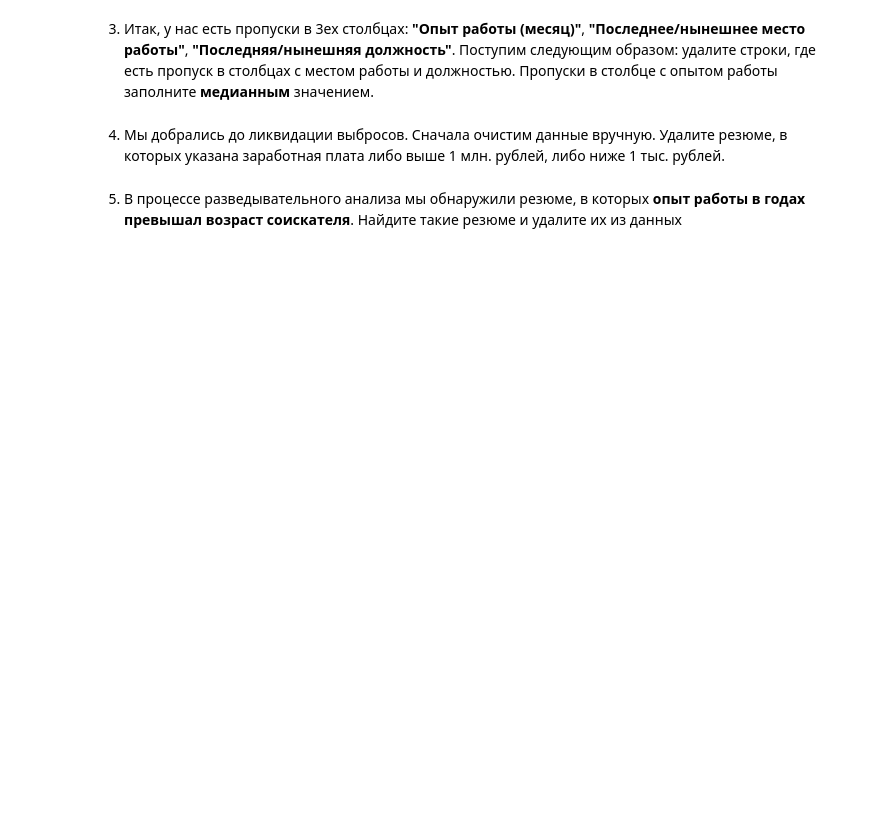
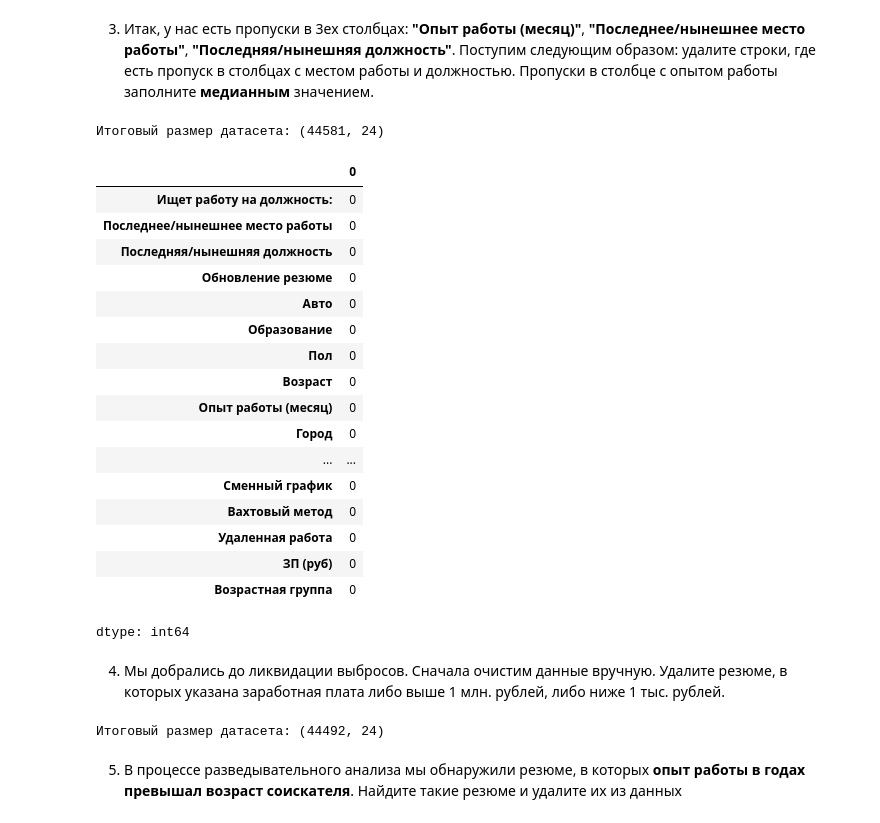
Before and after one commit to rostovcevartem209/hh_database, a Jupyter notebook: hh_database_project.ipynb, the cells around one changed output. Saved outputs shown, nothing was run; the diff lists cells and outputs as text; code cells hidden in the pictures; blank space fills up the shorter version.

```diff
--- a/hh_database_project.ipynb
+++ b/hh_database_project.ipynb
@@ -847,2 +949,30 @@ plt.show()
+# %%
+df_clean = df_clean.dropna(subset=['Последнее/нынешнее место работы', 'Последняя/нынешняя должность'])
+
+median_experience = df_clean['Опыт работы (месяц)'].median()
+df_clean['Опыт работы (месяц)'] = df_clean['Опыт работы (месяц)'].fillna(median_experience)
+print(f'Итоговый размер датасета: {df_clean.shape}')
+
+df_clean.isnull().sum()
+# %% [output]
+Итоговый размер датасета: (44581, 24)
+|  | 0 |
+| Ищет работу на должность: | 0 |
+| Последнее/нынешнее место работы | 0 |
+| Последняя/нынешняя должность | 0 |
+| Обновление резюме | 0 |
+| Авто | 0 |
+| Образование | 0 |
+| Пол | 0 |
+| Возраст | 0 |
+| Опыт работы (месяц) | 0 |
+| Город | 0 |
+| ... | ... |
+| Сменный график | 0 |
+| Вахтовый метод | 0 |
+| Удаленная работа | 0 |
+| ЗП (руб) | 0 |
+| Возрастная группа | 0 |
+dtype: int64
 # %% [markdown]
 4. Мы добрались до ликвидации выбросов. Сначала очистим данные вручную. Удалите резюме, в которых указана заработная плата либо выше 1 млн. рублей, либо ниже 1 тыс. рублей.
@@ -851,2 +979,9 @@ plt.show()
+# %%
+fake = df_clean[(df_clean['ЗП (руб)']>1_000_000)|(df_clean['ЗП (руб)']<1_000)]
+df_clean = df_clean.drop(fake.index, axis=0)
+
+print(f'Итоговый размер датасета: {df_clean.shape}')
+# %% [output]
+Итоговый размер датасета: (44492, 24)
 # %% [markdown]
 5. В процессе разведывательного анализа мы обнаружили резюме, в которых **опыт работы в годах превышал возраст соискателя**. Найдите такие резюме и удалите их из данных
```
Also changed, not shown: parts of 14 cells of this notebook.
